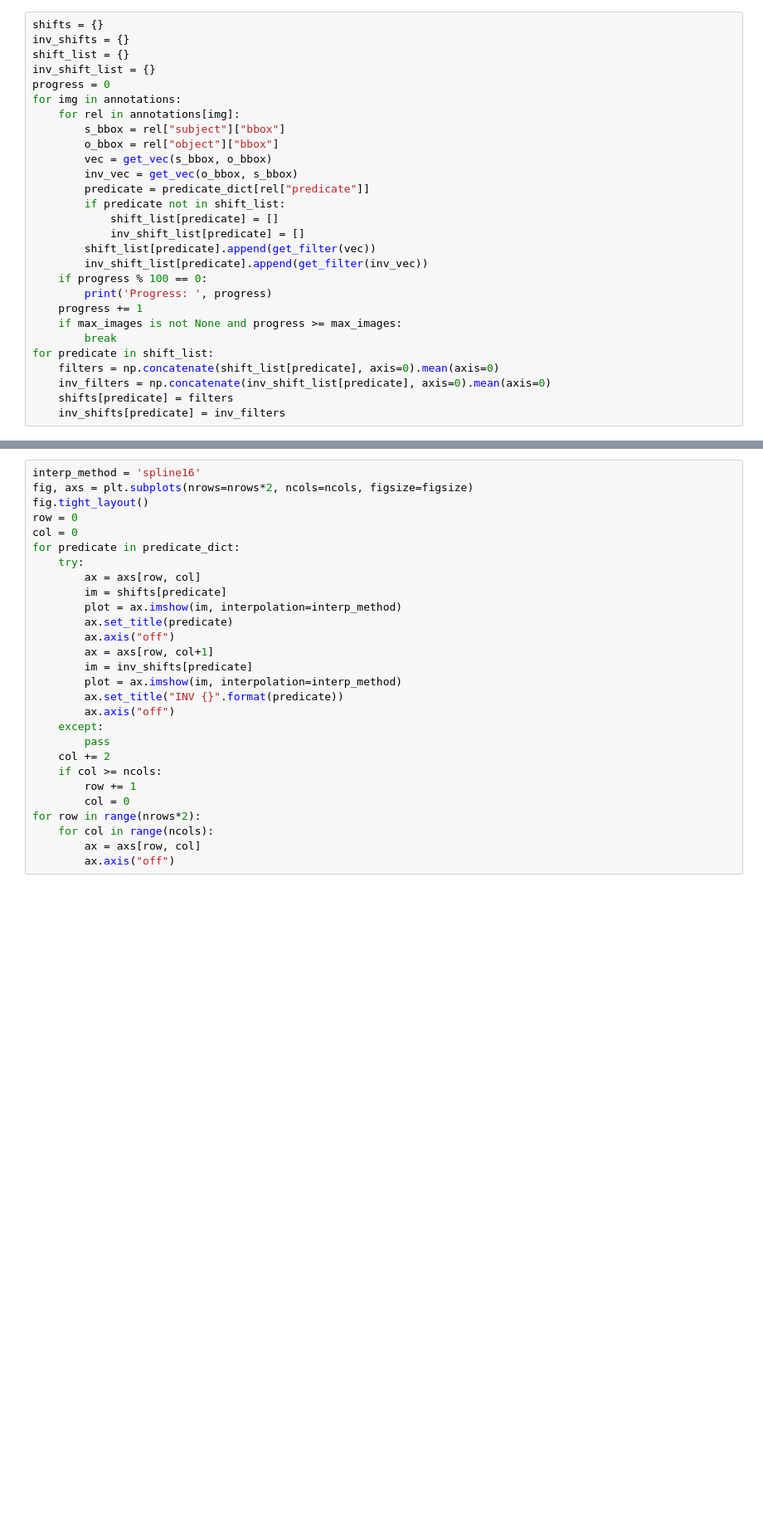
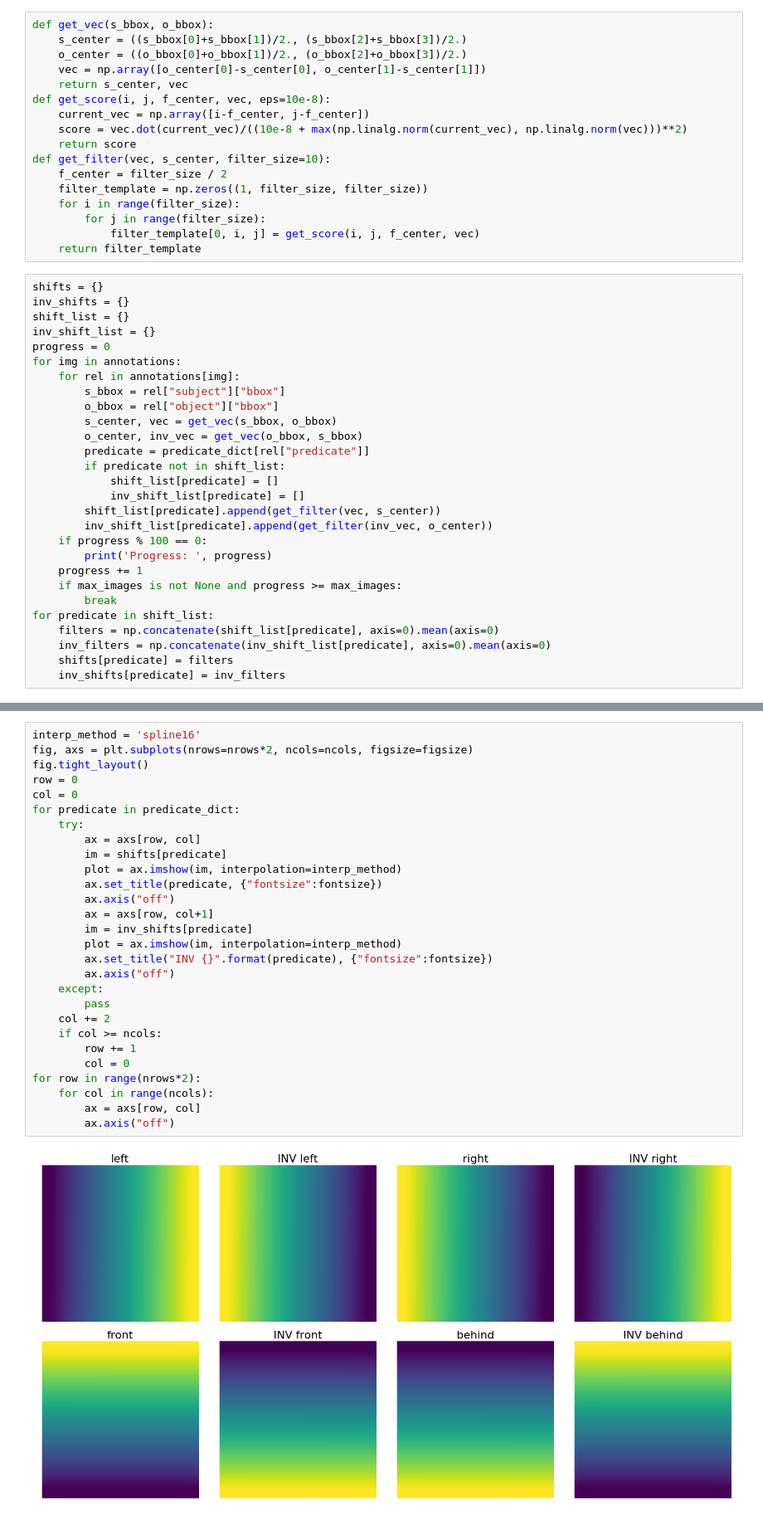
Before and after one commit to StanfordVL/ReferringRelationships, a Jupyter notebook: dataset_filters.ipynb, the cells around one changed output, grey strips where cells are left out. Shown at 83% size. Cells and saved outputs as stored; diff of their text form; blank space fills up the shorter version.

```diff
--- a/dataset_filters.ipynb
+++ b/dataset_filters.ipynb
@@ -60,3 +49,20 @@ def get_vec(s_bbox, o_bbox):
+# %%
+def get_vec(s_bbox, o_bbox):
+    s_center = ((s_bbox[0]+s_bbox[1])/2., (s_bbox[2]+s_bbox[3])/2.)
+    o_center = ((o_bbox[0]+o_bbox[1])/2., (o_bbox[2]+o_bbox[3])/2.)
+    vec = np.array([o_center[0]-s_center[0], o_center[1]-s_center[1]])
+    return s_center, vec
+def get_score(i, j, f_center, vec, eps=10e-8):
+    current_vec = np.array([i-f_center, j-f_center])
+    score = vec.dot(current_vec)/((10e-8 + max(np.linalg.norm(current_vec), np.linalg.norm(vec)))**2)
+    return score
+def get_filter(vec, s_center, filter_size=10):
+    f_center = filter_size / 2
+    filter_template = np.zeros((1, filter_size, filter_size))
+    for i in range(filter_size):
+        for j in range(filter_size):
+            filter_template[0, i, j] = get_score(i, j, f_center, vec)
+    return filter_template
 # %%
 shifts = {}
 inv_shifts = {}
@@ -67,14 +73,14 @@ for img in annotations:
     for rel in annotations[img]:
         s_bbox = rel["subject"]["bbox"]
         o_bbox = rel["object"]["bbox"]
-        vec = get_vec(s_bbox, o_bbox)
-        inv_vec = get_vec(o_bbox, s_bbox)
+        s_center, vec = get_vec(s_bbox, o_bbox)
+        o_center, inv_vec = get_vec(o_bbox, s_bbox)
         predicate = predicate_dict[rel["predicate"]]
         if predicate not in shift_list:
             shift_list[predicate] = []
             inv_shift_list[predicate] = []
-        shift_list[predicate].append(get_filter(vec))
-        inv_shift_list[predicate].append(get_filter(inv_vec))
+        shift_list[predicate].append(get_filter(vec, s_center))
+        inv_shift_list[predicate].append(get_filter(inv_vec, o_center))
     if progress % 100 == 0:
         print('Progress: ', progress)
     progress += 1
@@ -88,28 +105,30 @@ for predicate in shift_list:
 # %%
 interp_method = 'spline16'
 fig, axs = plt.subplots(nrows=nrows*2, ncols=ncols, figsize=figsize)
 fig.tight_layout()
 row = 0
 col = 0
 for predicate in predicate_dict:
     try:
         ax = axs[row, col]
         im = shifts[predicate]
         plot = ax.imshow(im, interpolation=interp_method)
-        ax.set_title(predicate)
+        ax.set_title(predicate, {"fontsize":fontsize})
         ax.axis("off")
         ax = axs[row, col+1]
         im = inv_shifts[predicate]
         plot = ax.imshow(im, interpolation=interp_method)
-        ax.set_title("INV {}".format(predicate))
+        ax.set_title("INV {}".format(predicate), {"fontsize":fontsize})
         ax.axis("off")
     except:
         pass
     col += 2
     if col >= ncols:
         row += 1
         col = 0
 for row in range(nrows*2):
     for col in range(ncols):
         ax = axs[row, col]
         ax.axis("off")
+# %% [output]
+[figure, added]
```
Also changed, not shown: parts of 6 cells of this notebook, 7 other files.
